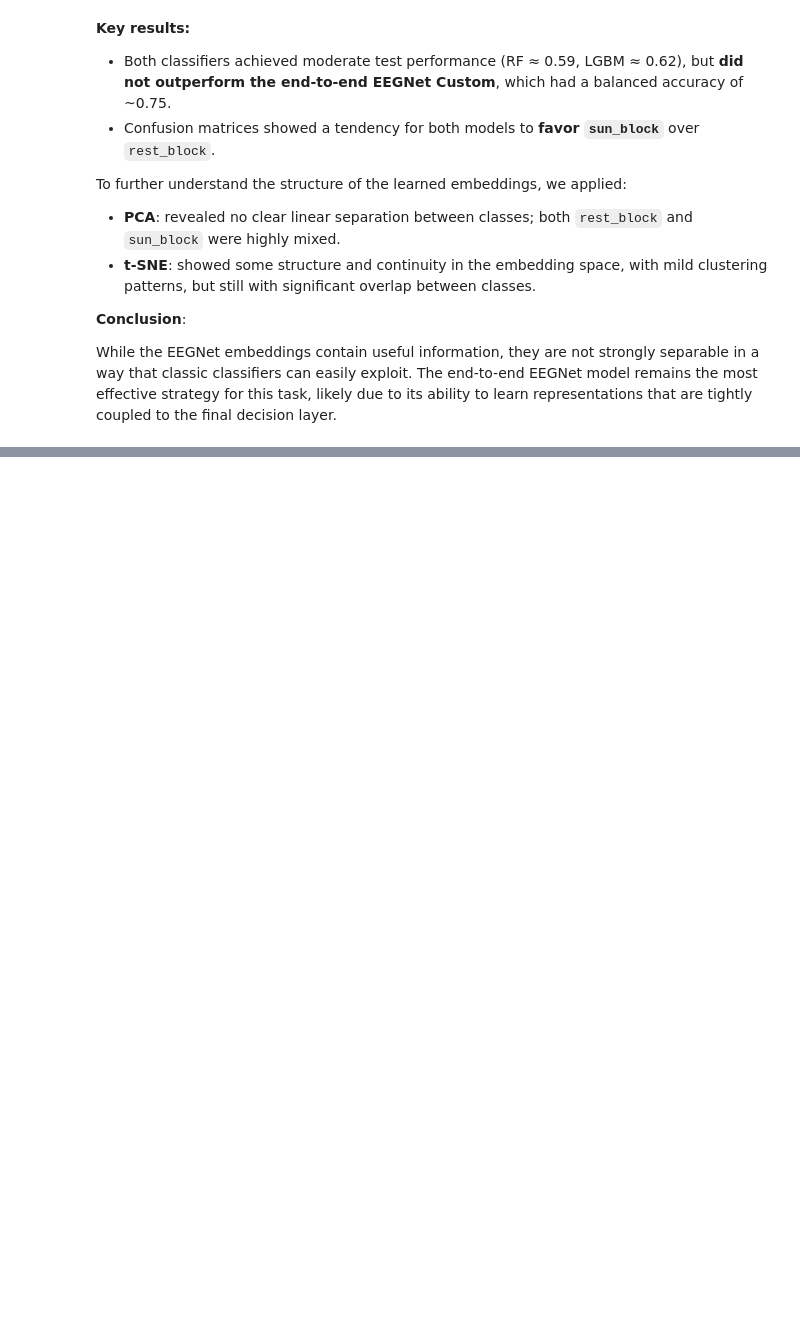
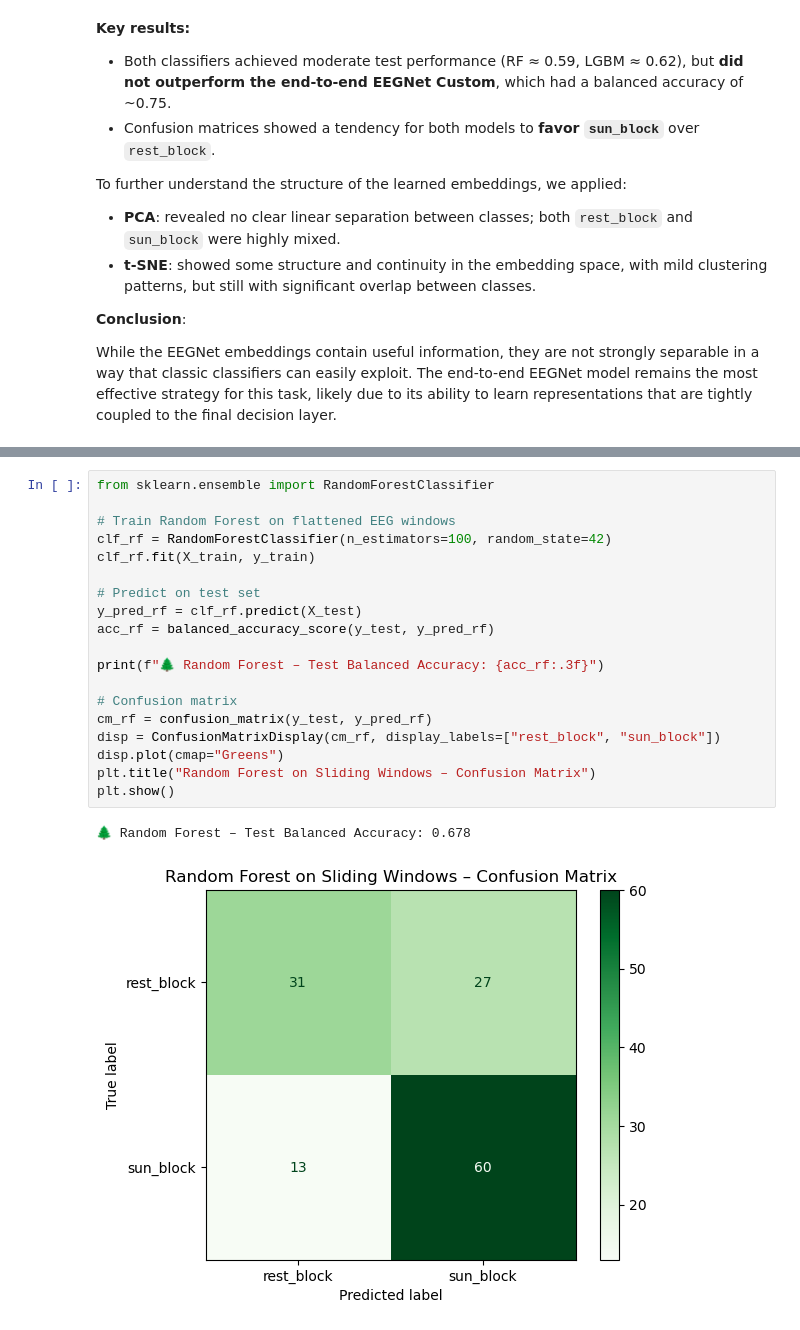
Before and after one commit to linalopes/creativity-in-vitro-eeg, a Jupyter notebook: notebooks/12_Lina_ses-03_task-sunimagery_ml-dl.ipynb, the cells around one changed output, grey strips where cells are left out. Saved outputs shown, nothing was run; the diff lists cells and outputs as text; blank space fills up the shorter version.

```diff
--- a/notebooks/12_Lina_ses-03_task-sunimagery_ml-dl.ipynb
+++ b/notebooks/12_Lina_ses-03_task-sunimagery_ml-dl.ipynb
@@ -1221,0 +1306,22 @@ While the EEGNet embeddings contain useful information, they are not strongly se
+# %%
+from sklearn.ensemble import RandomForestClassifier
+
+# Train Random Forest on flattened EEG windows
+clf_rf = RandomForestClassifier(n_estimators=100, random_state=42)
+clf_rf.fit(X_train, y_train)
+
+# Predict on test set
+y_pred_rf = clf_rf.predict(X_test)
+acc_rf = balanced_accuracy_score(y_test, y_pred_rf)
+
+print(f"🌲 Random Forest – Test Balanced Accuracy: {acc_rf:.3f}")
+
+# Confusion matrix
+cm_rf = confusion_matrix(y_test, y_pred_rf)
+disp = ConfusionMatrixDisplay(cm_rf, display_labels=["rest_block", "sun_block"])
+disp.plot(cmap="Greens")
+plt.title("Random Forest on Sliding Windows – Confusion Matrix")
+plt.show()
+# %% [output]
+🌲 Random Forest – Test Balanced Accuracy: 0.678
+[figure, added]
```
Also changed, not shown: parts of 4 cells of this notebook.
